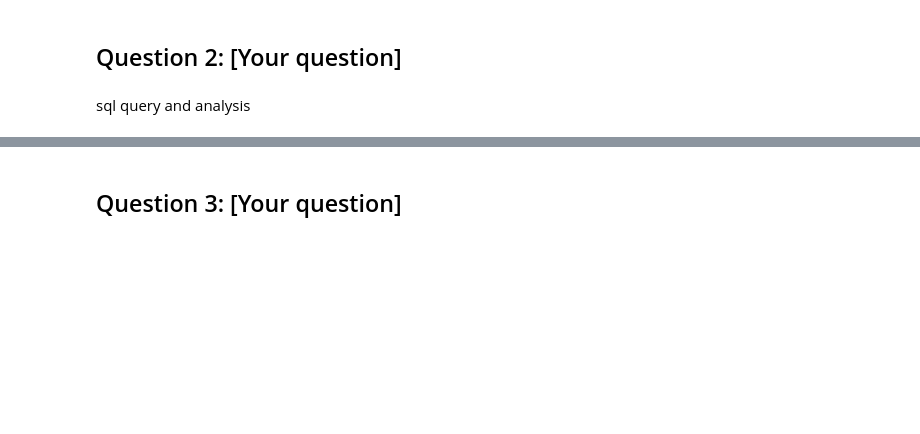
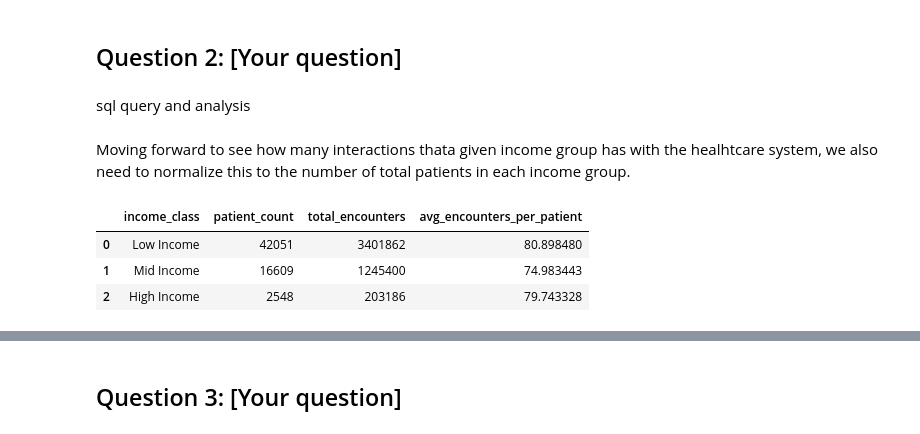
Before and after one commit to nick-allen21/synthetic_patient_analysis, a Jupyter notebook: nallen21_project1.ipynb, the cells around one changed output, grey strips where cells are left out. Drawn from its saved outputs; the diff is of its cells as text; code cells hidden in the pictures; blank space fills up the shorter version.

```diff
--- a/nallen21_project1.ipynb
+++ b/nallen21_project1.ipynb
@@ -641,3 +777,63 @@ sql query and analysis
 ## Question 2: [Your question]
 # %% [markdown]
 sql query and analysis
+# %% [markdown]
+Moving forward to see how many interactions thata given income group has with the healhtcare system, we also need to normalize this to the number of total patients in each income group.
+# %%
+query = f"""
+WITH stratified_patients AS (
+  SELECT
+    p.Id,
+    SAFE_CAST(p.INCOME AS FLOAT64) AS income,
+    CASE
+      WHEN SAFE_CAST(p.INCOME AS FLOAT64) <  80000  THEN 'Low Income'
+      WHEN SAFE_CAST(p.INCOME AS FLOAT64) <= 250000 THEN 'Mid Income'
+      WHEN SAFE_CAST(p.INCOME AS FLOAT64) >  250000 THEN 'High Income'
+      ELSE 'Unknown'
+    END AS income_class
+  FROM `{PROJECT_ID}.{DATASET_ID}.patients_ext` AS p
+),
+encounters_by_patient AS (
+  -- one row per patient with their encounter count
+  SELECT
+    sp.income_class,
+    sp.Id AS patient_id,
+    sp.income,
+    COUNT(e.Id) AS encounter_count
+  FROM stratified_patients sp
+  LEFT JOIN `{PROJECT_ID}.{DATASET_ID}.encounters_ext` e
+    ON e.PATIENT = sp.Id
+  GROUP BY sp.income_class, sp.Id, sp.income
+),
+class_norm AS (
+  -- aggregate to income class and normalize
+  SELECT
+    income_class,
+    COUNT(*) AS patient_count,
+    SUM(encounter_count) AS total_encounters,
+    SAFE_DIVIDE(SUM(encounter_count), COUNT(*)) AS avg_encounters_per_patient
+  FROM encounters_by_patient
+  GROUP BY income_class
+)
+SELECT
+  income_class,
+  patient_count,
+  total_encounters,
+  avg_encounters_per_patient
+FROM class_norm
+ORDER BY
+  CASE income_class
+    WHEN 'Low Income' THEN 1
+    WHEN 'Mid Income' THEN 2
+    WHEN 'High Income' THEN 3
+    ELSE 4
+  END;
+
+"""
+df = bq_client.query(query).to_dataframe()
+display(df)
+# %% [output]
+|  | income_class | patient_count | total_encounters | avg_encounters_per_patient |
+| 0 | Low Income | 42051 | 3401862 | 80.898480 |
+| 1 | Mid Income | 16609 | 1245400 | 74.983443 |
+| 2 | High Income | 2548 | 203186 | 79.743328 |
```
Also changed, not shown: parts of 14 cells of this notebook.
